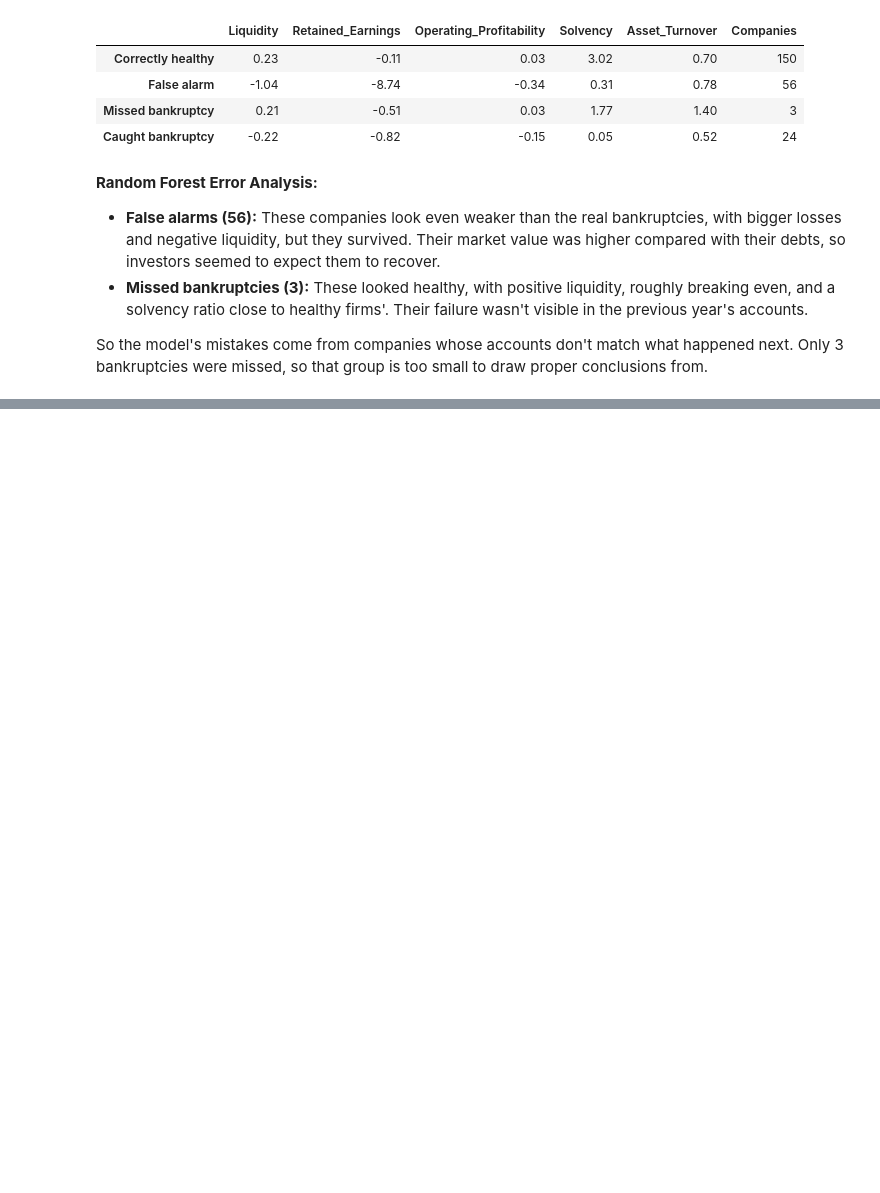
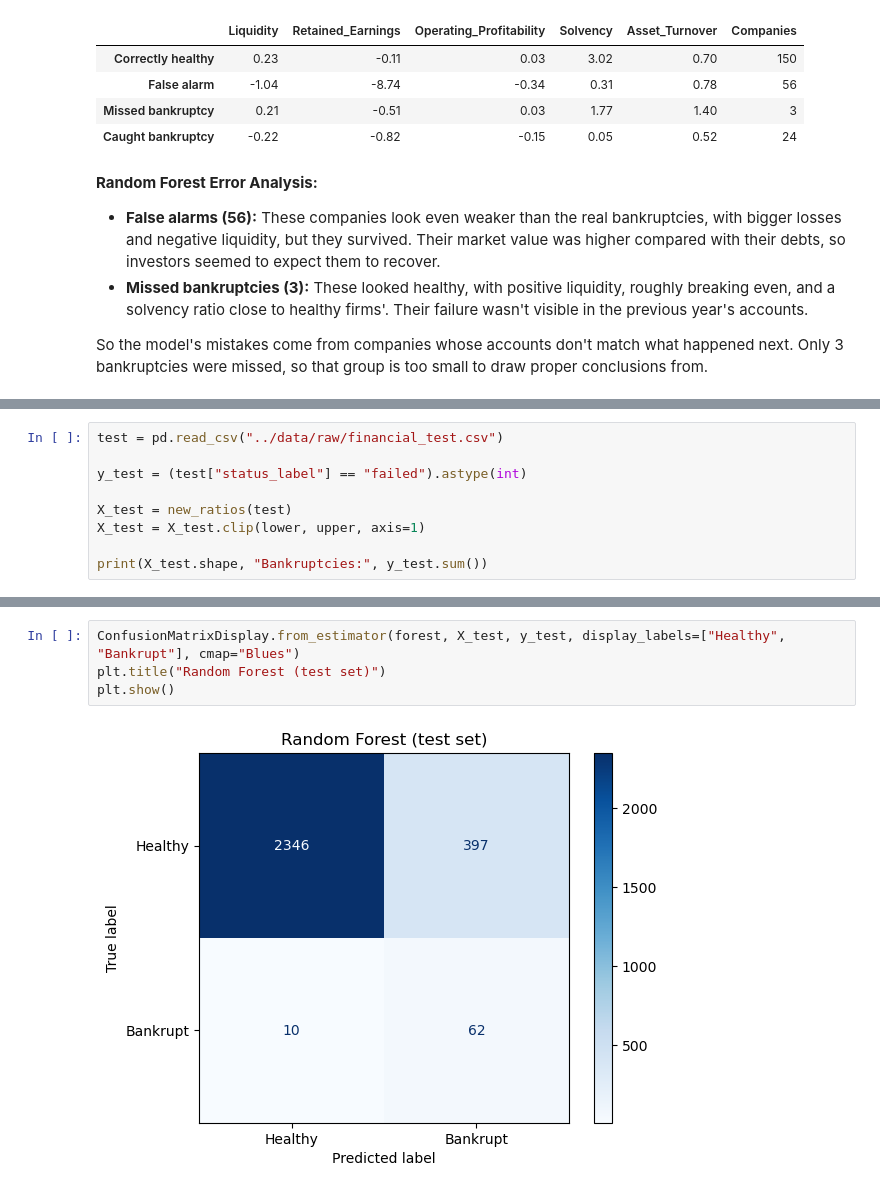
Before and after one commit to cathaljoyce/project-ml, a Jupyter notebook: notebooks/my_models.ipynb, the cells around one changed output, grey strips where cells are left out. Saved outputs shown, nothing was run; the diff lists cells and outputs as text; blank space fills up the shorter version.

```diff
--- a/notebooks/my_models.ipynb
+++ b/notebooks/my_models.ipynb
@@ -207,0 +211,9 @@ So the model's mistakes come from companies whose accounts don't match what happ
+# %%
+test = pd.read_csv("../data/raw/financial_test.csv")
+
+y_test = (test["status_label"] == "failed").astype(int)
+
+X_test = new_ratios(test)
+X_test = X_test.clip(lower, upper, axis=1)
+
+print(X_test.shape, "Bankruptcies:", y_test.sum())
@@ -207,0 +251,6 @@ So the model's mistakes come from companies whose accounts don't match what happ
+# %%
+ConfusionMatrixDisplay.from_estimator(forest, X_test, y_test, display_labels=["Healthy", "Bankrupt"], cmap="Blues")
+plt.title("Random Forest (test set)")
+plt.show()
+# %% [output]
+[figure, added]
```
Also changed, not shown: parts of 13 cells of this notebook.
